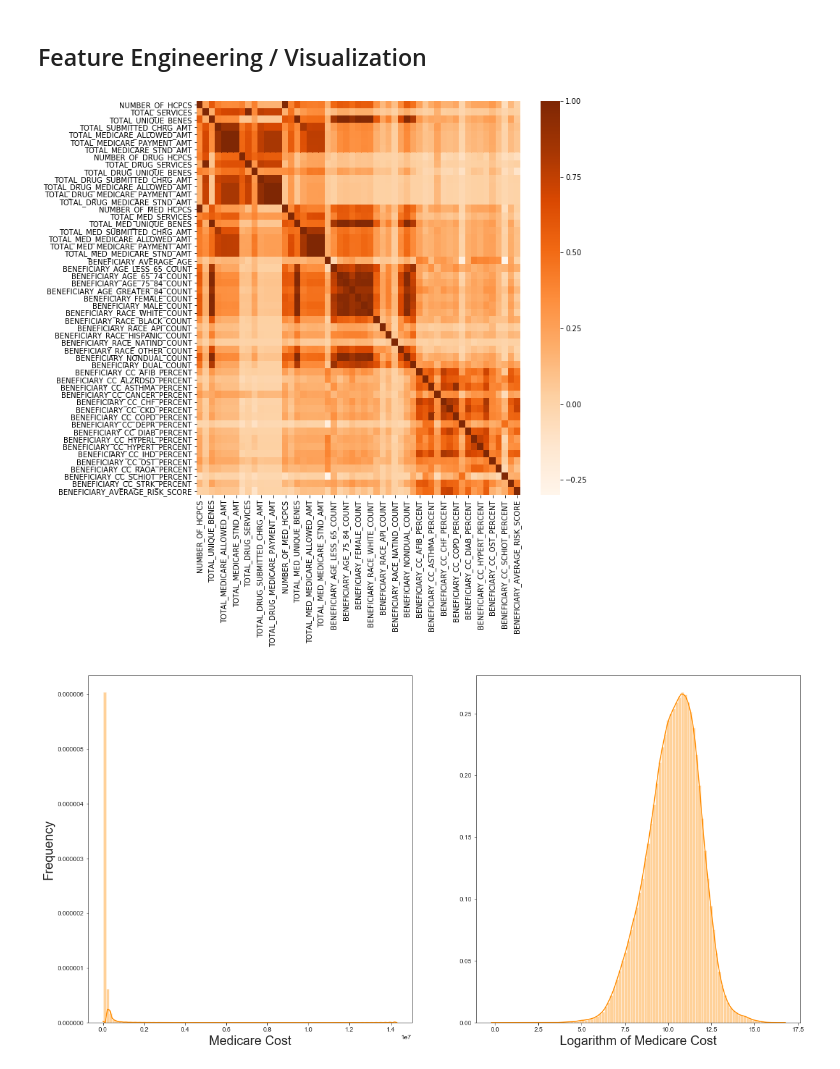
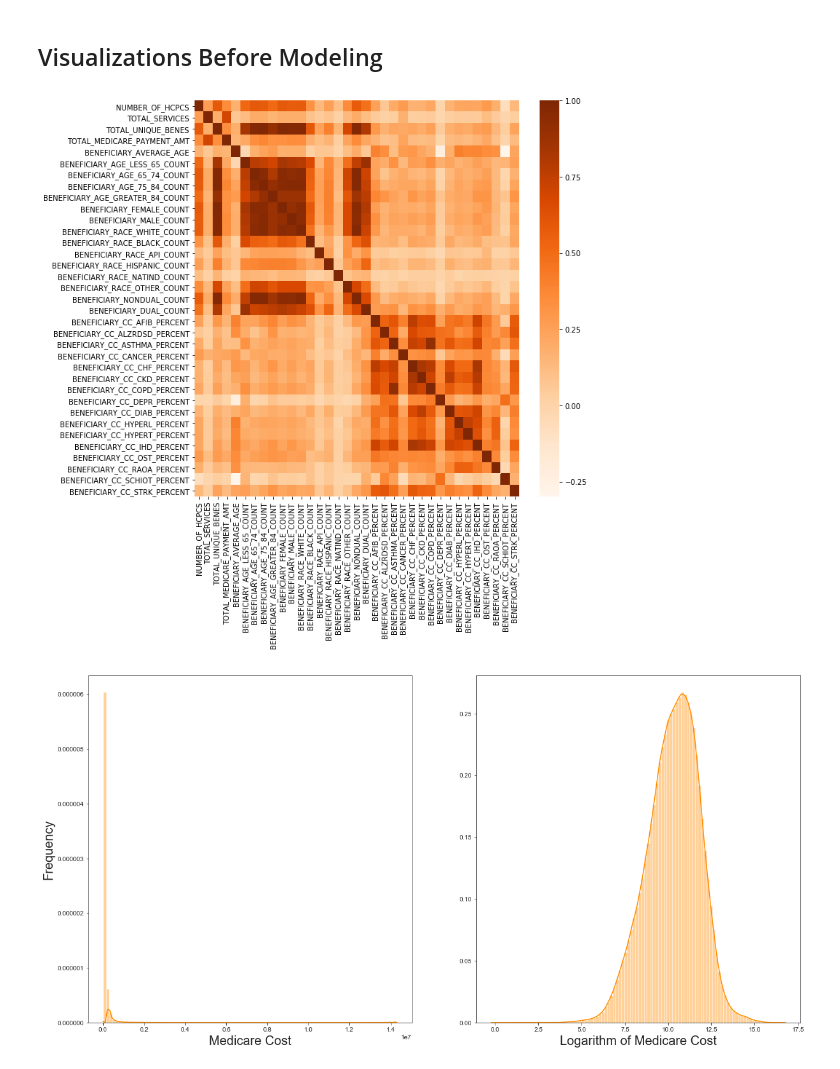
Before and after one commit to tcbonds/medicare-cost-predictor, a Jupyter notebook: 2_Feature_Engineering_and_Modeling.ipynb, the cells around one changed output. Cells and saved outputs as stored; diff of their text form; code cells hidden in the pictures.

Commit message:
Refactored code and added more comments up to Cross Validation for Final Model (choosing between LASSO and RIDGE)¶

```diff
--- a/2_Feature_Engineering_and_Modeling.ipynb
+++ b/2_Feature_Engineering_and_Modeling.ipynb
@@ -25,14 +25,14 @@ redo_pickle = False
 if redo_pickle == True:
     with open('clean_df.pickle','rb') as f:
         clean_df = pickle.load(f)
-# %% [markdown]
-## Feature Engineering / Visualization
+# %% [markdown]
+## Visualizations Before Modeling
 # %%
 # Creating heatmap to look for multicolinearity and correlations
 # between target(TOTAL_MEDICARE_PAYMENT_AMT) and all predictor variables
 
 plt.figure(figsize=(10,10))
-sns.heatmap(clean_indiv.corr(), cmap='Oranges');
+sns.heatmap(clean_df.corr(), cmap='Oranges');
 # %% [output]
-[figure, old version]
+[figure, new version]
 # %%
```
Also changed, not shown: parts of 21 cells of this notebook.
